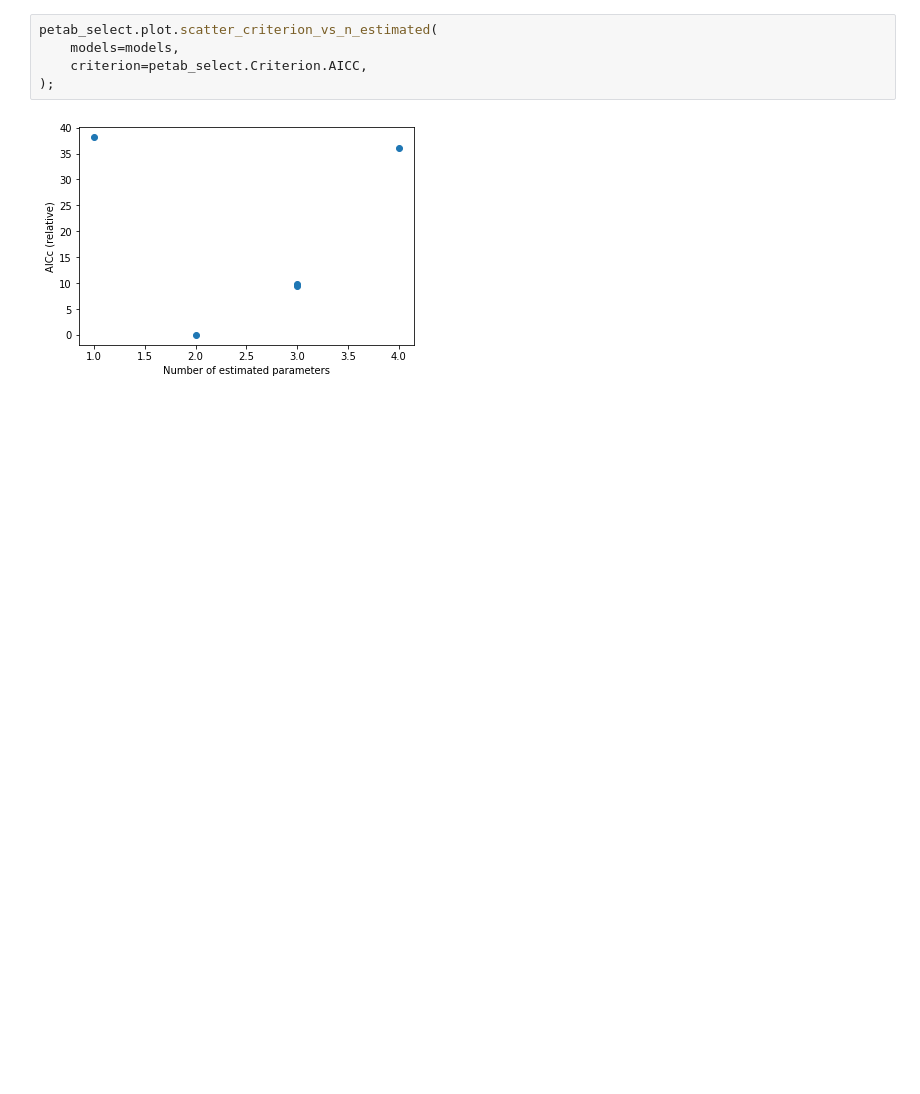
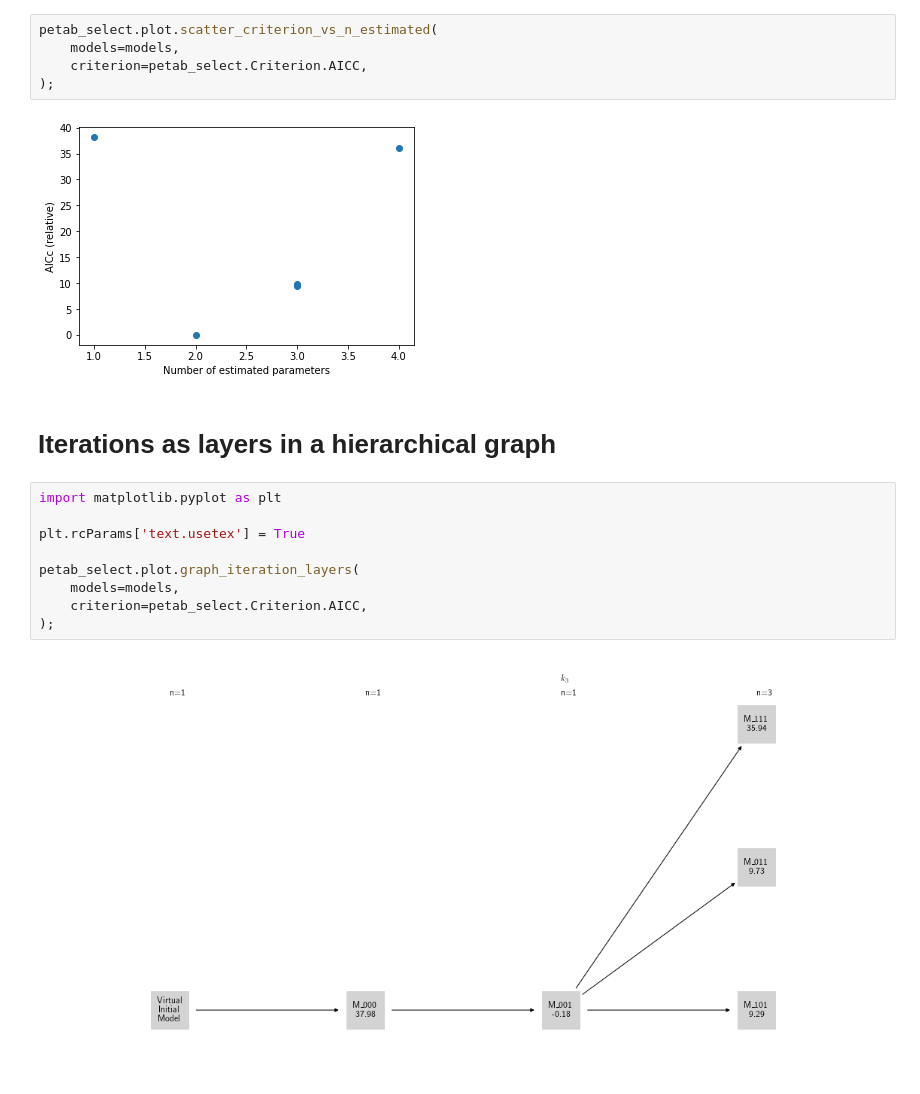
Before and after one commit to PEtab-dev/petab_select, a Jupyter notebook: doc/examples/visualization.ipynb, the cells around one changed output. Drawn from its saved outputs; the diff is of its cells as text; blank space fills up the shorter version.

Commit message:
graph iterations

```diff
--- a/doc/examples/visualization.ipynb
+++ b/doc/examples/visualization.ipynb
@@ -50,3 +50,16 @@ petab_select.plot.scatter_criterion_vs_n_estimated(
 );
 # %% [output]
 [figure]
+# %% [markdown]
+# Iterations as layers in a hierarchical graph
+# %%
+import matplotlib.pyplot as plt
+
+plt.rcParams['text.usetex'] = True
+
+petab_select.plot.graph_iteration_layers(
+    models=models,
+    criterion=petab_select.Criterion.AICC,
+);
+# %% [output]
+[figure, added]
```
Also changed, not shown: parts of 1 cell of this notebook, 2 other files.
